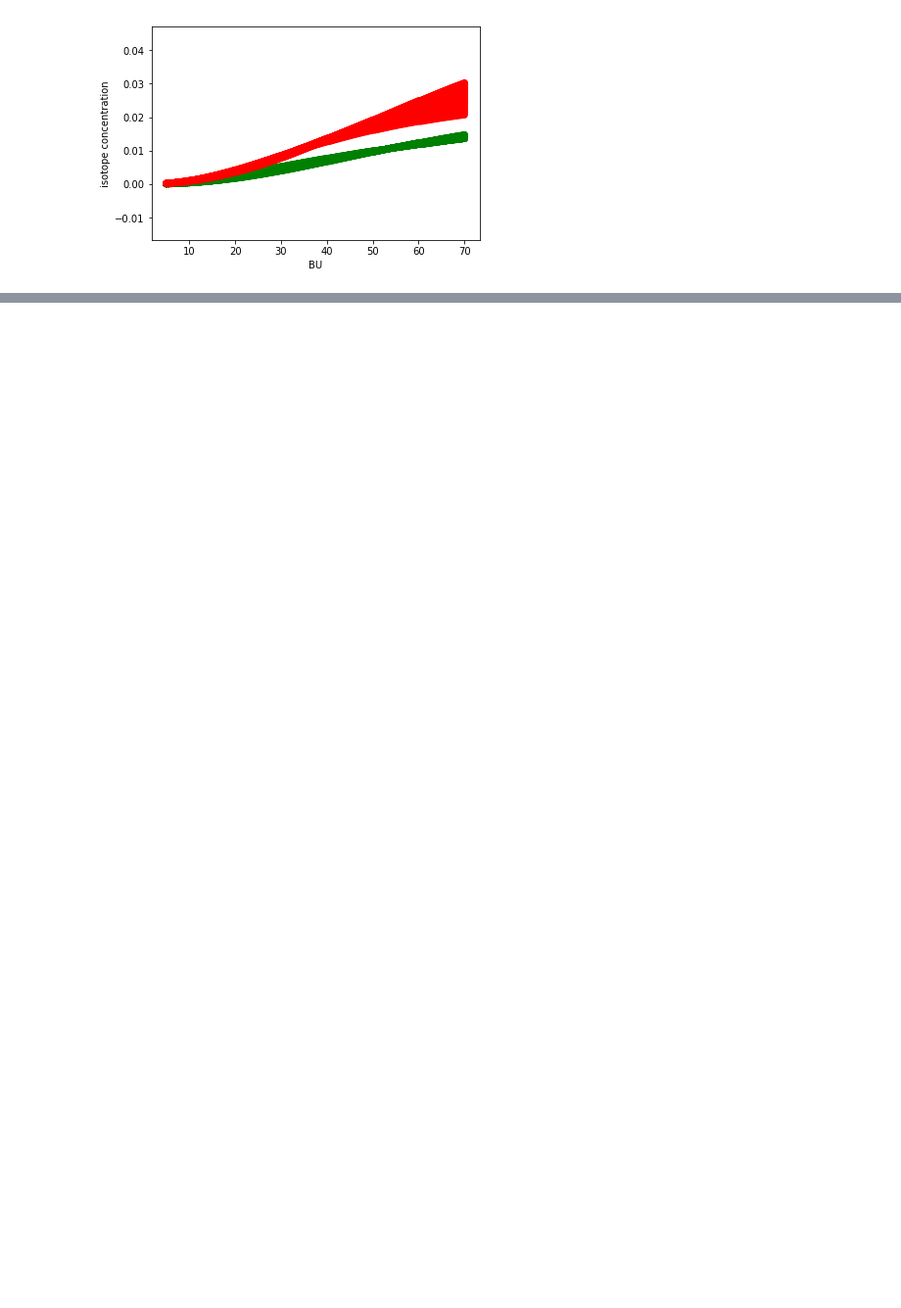
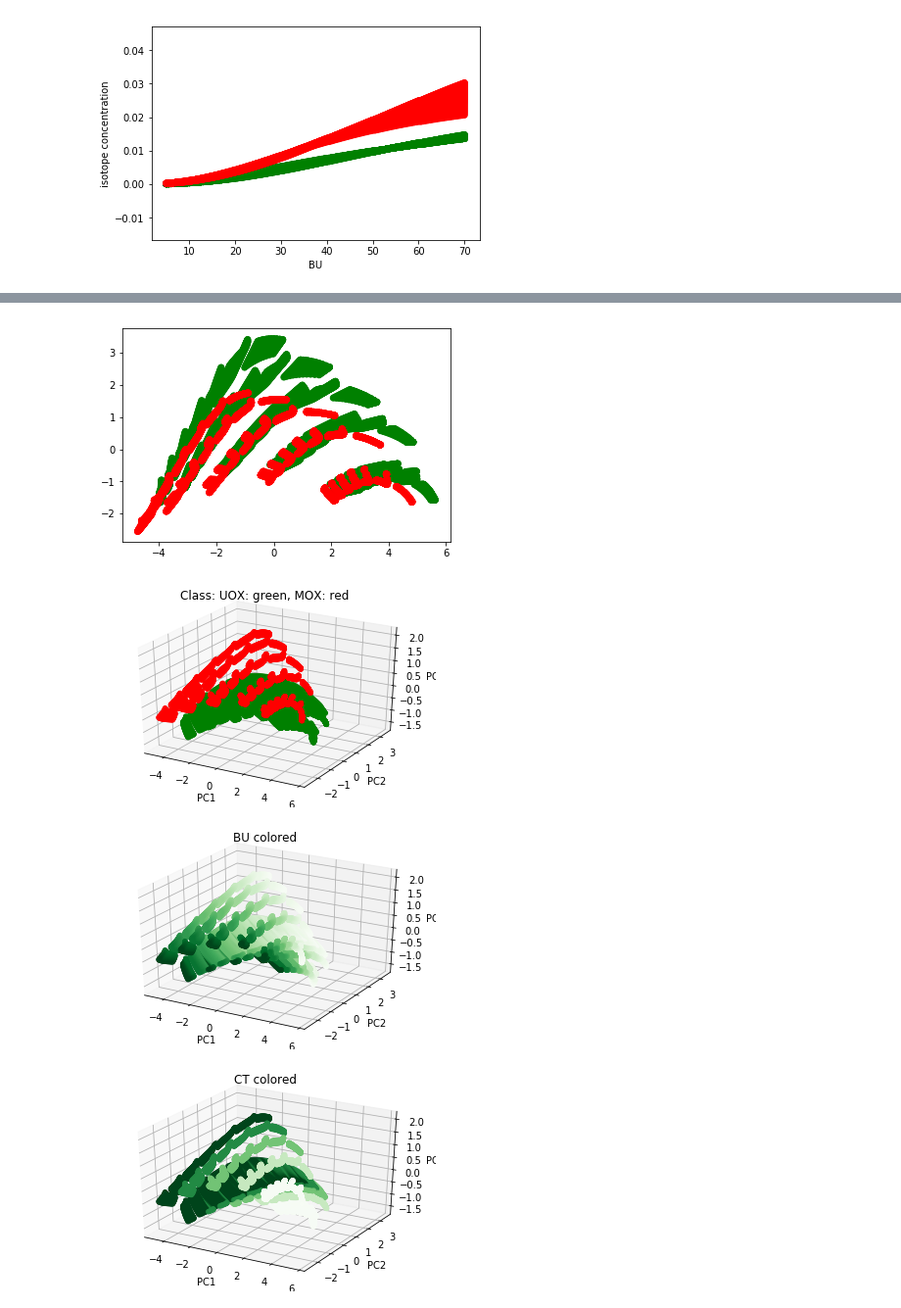
Before and after one commit to ezsolti/MVA_data, a Jupyter notebook: MVA_analyze.ipynb, the cells around one changed output, grey strips where cells are left out. Shown: that part at 98% size. Drawn from its saved outputs; the diff is of its cells as text; code cells hidden in the pictures; blank space fills up the shorter version.

```diff
--- a/MVA_analyze.ipynb
+++ b/MVA_analyze.ipynb
@@ -150,0 +139,63 @@ Name: Eu154, Length: 10087, dtype: float64
+# %%
+subfuel=fueldata[(fueldata["CT"]>=0*365) & (fueldata["CT"] <= 1*365)]
+
+features=['Ce141A','Nb95A','Y91A','Zr95A','Ce144A','Ru106A','Cs134A','Eu154A','Cs137A']
+
+X = subfuel.loc[:, features]
+X[features]=X[features].apply(lambda row: row/sum(row.values), axis=1)
+X = X.values
+X = StandardScaler().fit_transform(X)
+
+pca = decomposition.PCA(n_components=9)
+pca.fit(X)
+Xt = pca.transform(X)
+# %%
+color= ['green' if l == 'UOX' else 'red' for l in subfuel.fuelType]
+
+%matplotlib inline
+plt.figure()
+plt.scatter(Xt[:,0],Xt[:,1],color=color)
+plt.show()
+
+fig = plt.figure()
+ax = fig.add_subplot(111, projection='3d')
+
+ax.scatter3D(Xt[:,0], Xt[:,1], Xt[:,2], color=color);
+ax.set_title('Class: UOX: green, MOX: red')
+ax.set_xlabel('PC1')
+ax.set_ylabel('PC2')
+ax.set_zlabel('PC3')
+plt.show()
+
+fig = plt.figure()
+ax = fig.add_subplot(111, projection='3d')
+
+ax.scatter3D(Xt[:,0], Xt[:,1], Xt[:,2], c=subfuel.BU, cmap='Greens');
+ax.set_title('BU colored')
+ax.set_xlabel('PC1')
+ax.set_ylabel('PC2')
+ax.set_zlabel('PC3')
+plt.show()
+
+fig = plt.figure()
+ax = fig.add_subplot(111, projection='3d')
+ax.scatter3D(Xt[:,0], Xt[:,1], Xt[:,2], c=subfuel.CT, cmap='Greens');
+ax.set_title('CT colored')
+ax.set_xlabel('PC1')
+ax.set_ylabel('PC2')
+ax.set_zlabel('PC3')
+plt.show()
+
+fig = plt.figure()
+ax = fig.add_subplot(111, projection='3d')
+ax.scatter3D(Xt[:,0], Xt[:,1], Xt[:,2], c=subfuel.IE, cmap='Greens');
+ax.set_title('IE colored')
+ax.set_xlabel('PC1')
+ax.set_ylabel('PC2')
+ax.set_zlabel('PC3')
+plt.show()
+# %% [output]
+[figure, added]
+[figure, added]
+[figure, added]
+[figure, added]
```
Also changed, not shown: parts of 7 cells of this notebook.
